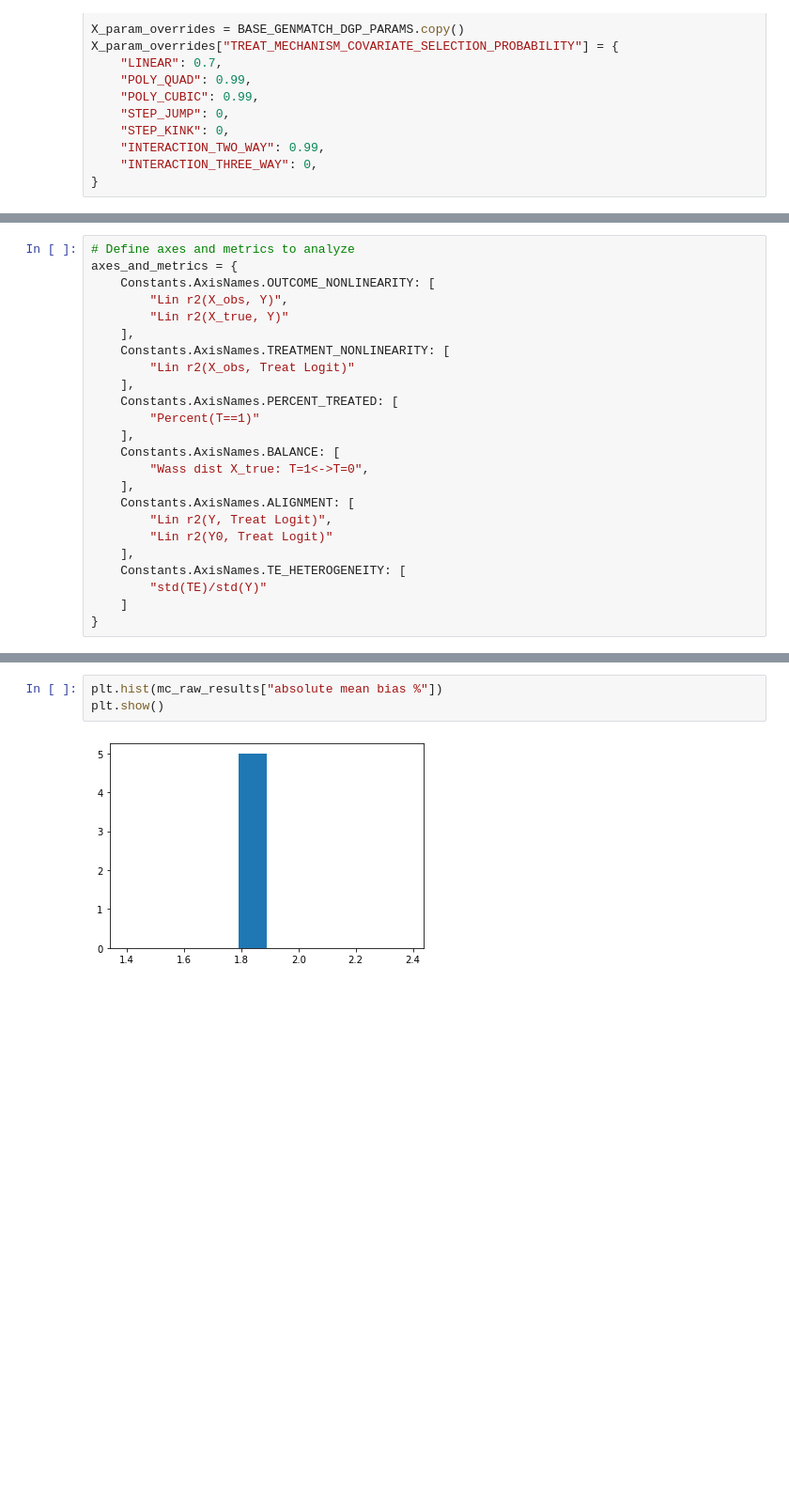
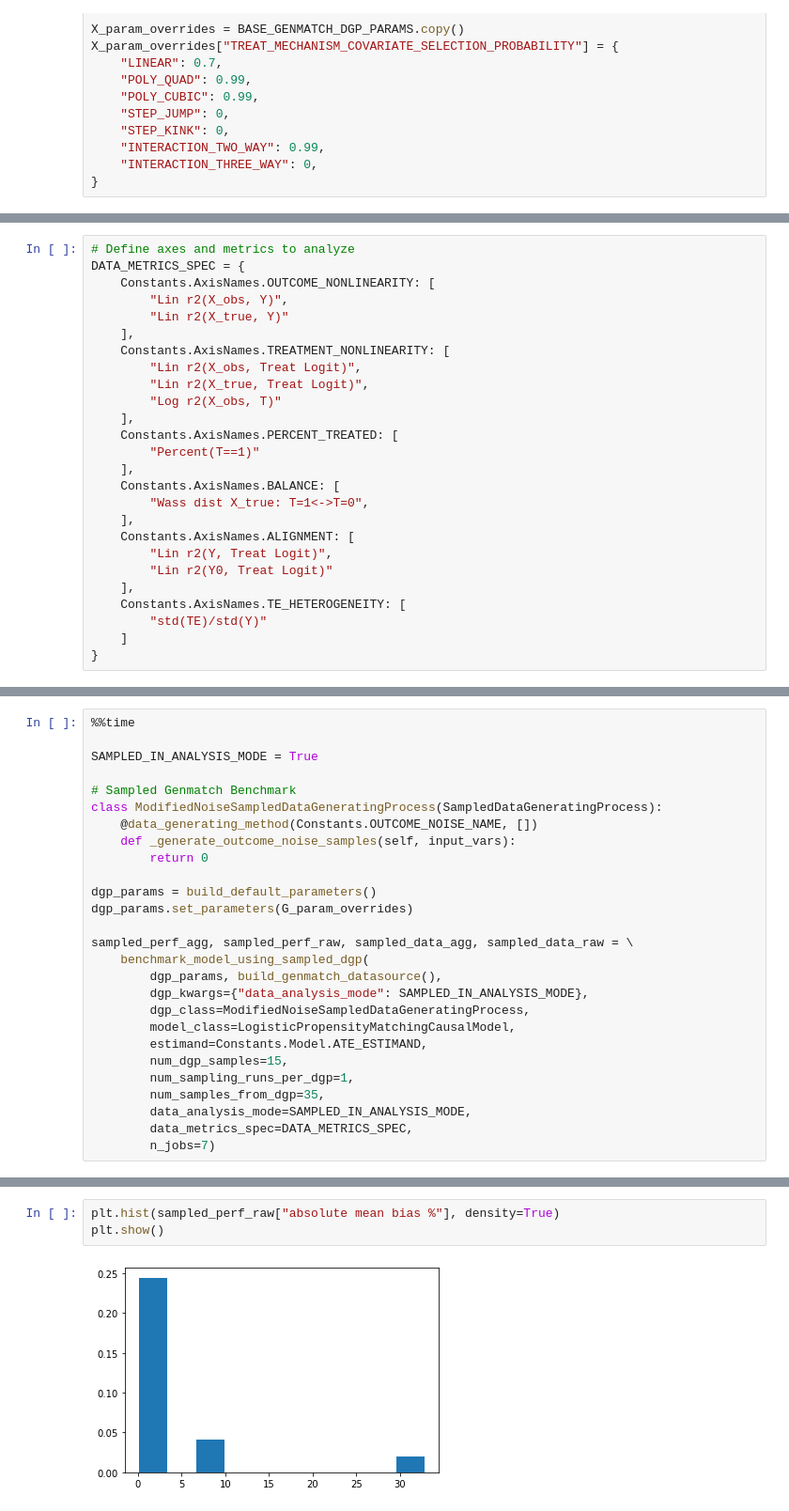
Before and after one commit to JoshBroomberg/Maccabee, a Jupyter notebook: Notebooks/Genmatch Benchmarking Comparison.ipynb, the cells around one changed output, grey strips where cells are left out. Shown at 94% size. Drawn from its saved outputs; the diff is of its cells as text; blank space fills up the shorter version.

Commit message:
data analysis refactoring + exploratory analysis

```diff
--- a/Notebooks/Genmatch Benchmarking Comparison.ipynb
+++ b/Notebooks/Genmatch Benchmarking Comparison.ipynb
@@ -110,12 +87,14 @@ X_param_overrides["TREAT_MECHANISM_COVARIATE_SELECTION_PROBABILITY"] = {
 # %%
 # Define axes and metrics to analyze
-axes_and_metrics = {
+DATA_METRICS_SPEC = {
     Constants.AxisNames.OUTCOME_NONLINEARITY: [
         "Lin r2(X_obs, Y)",
         "Lin r2(X_true, Y)"
     ],
     Constants.AxisNames.TREATMENT_NONLINEARITY: [
-        "Lin r2(X_obs, Treat Logit)"
+        "Lin r2(X_obs, Treat Logit)",
+        "Lin r2(X_true, Treat Logit)",
+        "Log r2(X_obs, T)"
     ],
     Constants.AxisNames.PERCENT_TREATED: [
         "Percent(T==1)"
@@ -184,0 +139,27 @@ Wall time: 10.4 s
+# %%
+%%time
+
+SAMPLED_IN_ANALYSIS_MODE = True
+
+# Sampled Genmatch Benchmark
+class ModifiedNoiseSampledDataGeneratingProcess(SampledDataGeneratingProcess):
+    @data_generating_method(Constants.OUTCOME_NOISE_NAME, [])
+    def _generate_outcome_noise_samples(self, input_vars):
+        return 0
+
+dgp_params = build_default_parameters()
+dgp_params.set_parameters(G_param_overrides)
+
+sampled_perf_agg, sampled_perf_raw, sampled_data_agg, sampled_data_raw = \
+    benchmark_model_using_sampled_dgp(
+        dgp_params, build_genmatch_datasource(),
+        dgp_kwargs={"data_analysis_mode": SAMPLED_IN_ANALYSIS_MODE},
+        dgp_class=ModifiedNoiseSampledDataGeneratingProcess,
+        model_class=LogisticPropensityMatchingCausalModel,
+        estimand=Constants.Model.ATE_ESTIMAND,
+        num_dgp_samples=15,
+        num_sampling_runs_per_dgp=1,
+        num_samples_from_dgp=35,
+        data_analysis_mode=SAMPLED_IN_ANALYSIS_MODE,
+        data_metrics_spec=DATA_METRICS_SPEC,
+        n_jobs=7)
@@ -311,5 +239,5 @@ defaultdict(list,
 # %%
-plt.hist(mc_raw_results["absolute mean bias %"])
+plt.hist(sampled_perf_raw["absolute mean bias %"], density=True)
 plt.show()
 # %% [output]
-[figure, old version]
+[figure, new version]
```
Also changed, not shown: parts of 27 cells of this notebook, 9 other files.
